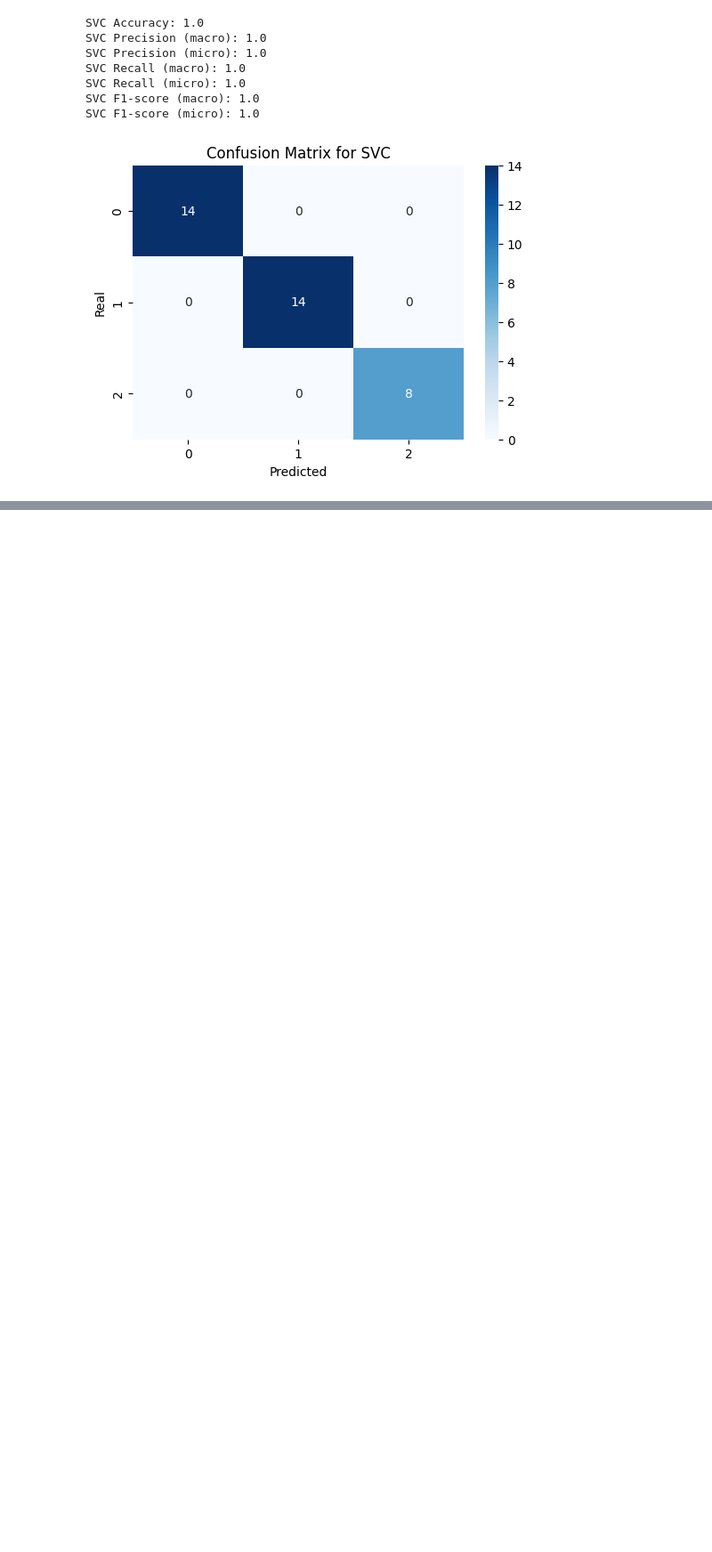
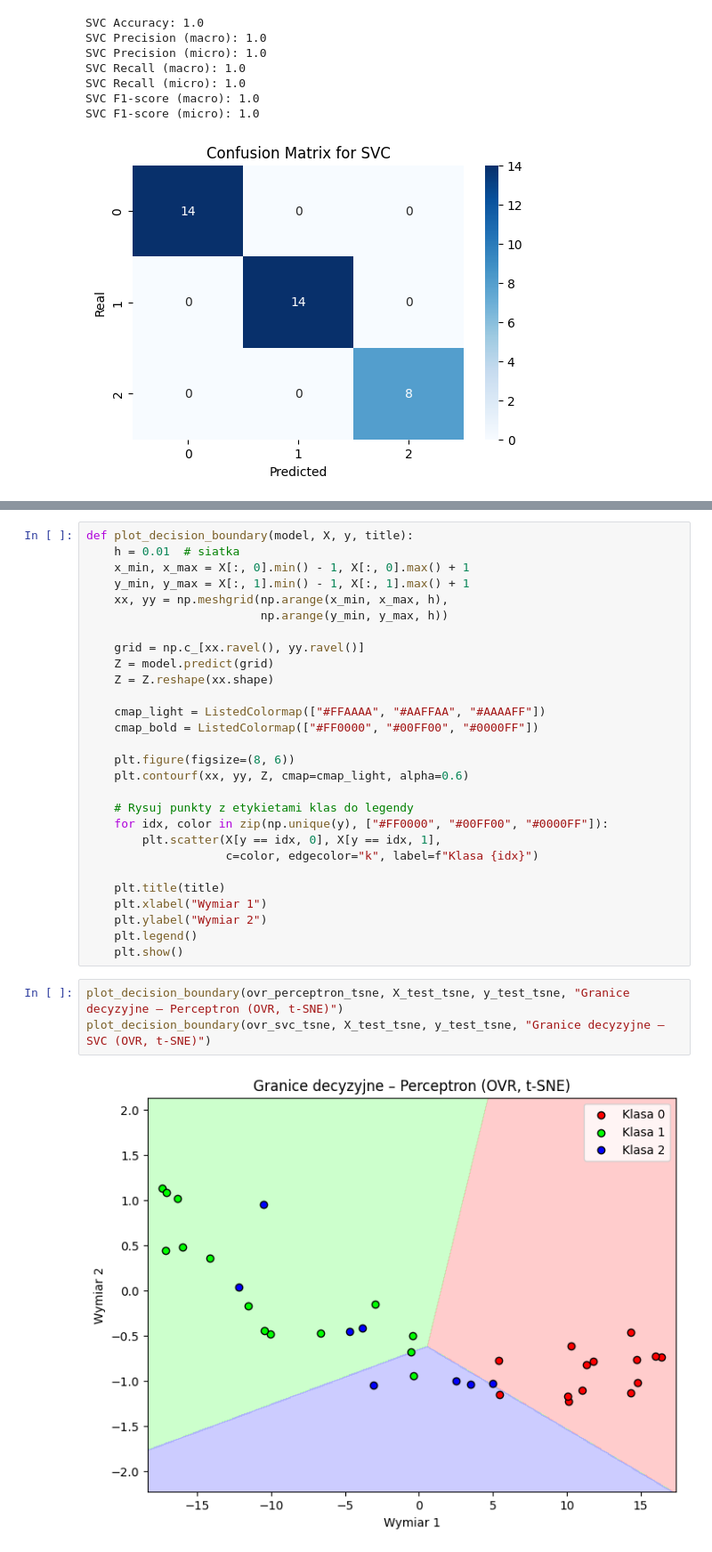
Before and after one commit to mgasiewicz14/ovr_classifier_implementation, a Jupyter notebook: project3.ipynb, the cells around one changed output, grey strips where cells are left out. Shown at 89% size. Cells and saved outputs as stored; diff of their text form; blank space fills up the shorter version.

```diff
--- a/project3.ipynb
+++ b/project3.ipynb
@@ -119,0 +154,33 @@ SVC F1-score (micro): 1.0
+# %%
+def plot_decision_boundary(model, X, y, title):
+    h = 0.01  # siatka
+    x_min, x_max = X[:, 0].min() - 1, X[:, 0].max() + 1
+    y_min, y_max = X[:, 1].min() - 1, X[:, 1].max() + 1
+    xx, yy = np.meshgrid(np.arange(x_min, x_max, h),
+                         np.arange(y_min, y_max, h))
+
+    grid = np.c_[xx.ravel(), yy.ravel()]
+    Z = model.predict(grid)
+    Z = Z.reshape(xx.shape)
+
+    cmap_light = ListedColormap(["#FFAAAA", "#AAFFAA", "#AAAAFF"])
+    cmap_bold = ListedColormap(["#FF0000", "#00FF00", "#0000FF"])
+
+    plt.figure(figsize=(8, 6))
+    plt.contourf(xx, yy, Z, cmap=cmap_light, alpha=0.6)
+
+    # Rysuj punkty z etykietami klas do legendy
+    for idx, color in zip(np.unique(y), ["#FF0000", "#00FF00", "#0000FF"]):
+        plt.scatter(X[y == idx, 0], X[y == idx, 1],
+                    c=color, edgecolor="k", label=f"Klasa {idx}")
+
+    plt.title(title)
+    plt.xlabel("Wymiar 1")
+    plt.ylabel("Wymiar 2")
+    plt.legend()
+    plt.show()
+# %%
+plot_decision_boundary(ovr_perceptron_tsne, X_test_tsne, y_test_tsne, "Granice decyzyjne – Perceptron (OVR, t-SNE)")
+plot_decision_boundary(ovr_svc_tsne, X_test_tsne, y_test_tsne, "Granice decyzyjne – SVC (OVR, t-SNE)")
+# %% [output]
+[figure, added]
```
Also changed, not shown: parts of 4 cells of this notebook.
